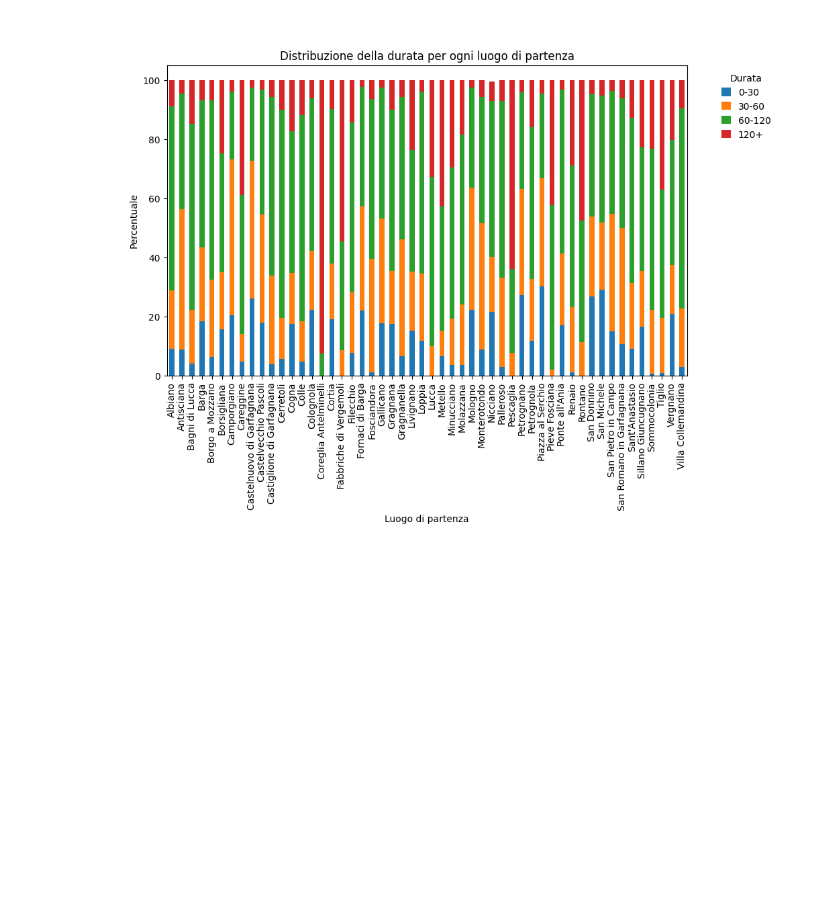
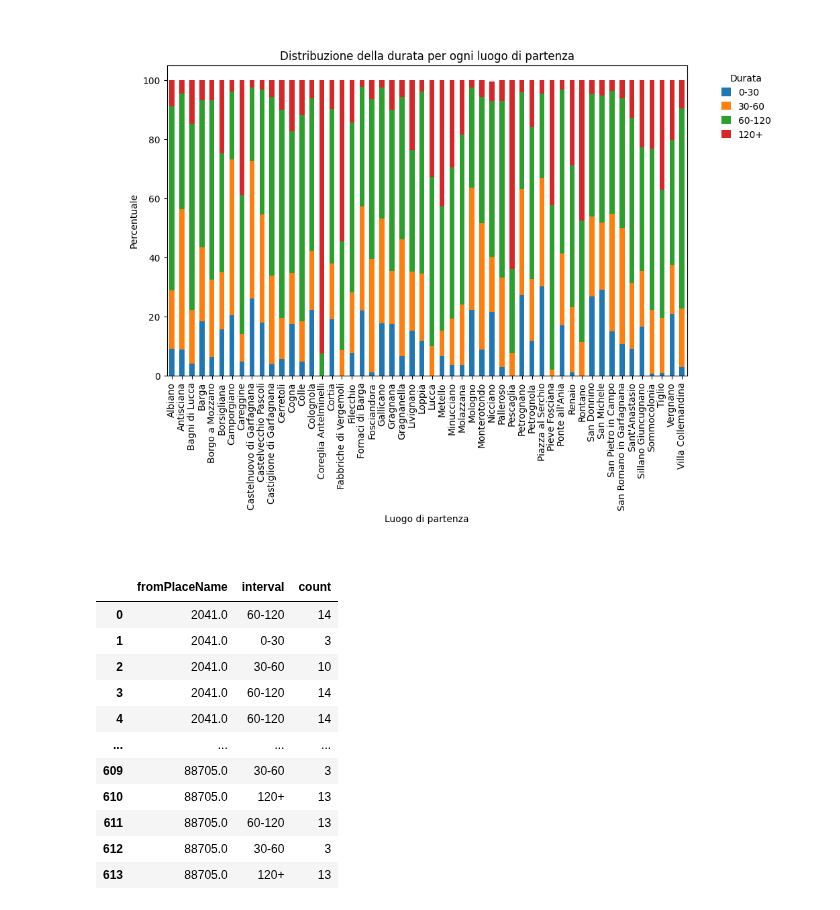
Before and after one commit to bianchi-john/OTPBorghi, a Jupyter notebook: plotter.ipynb, the cells around one changed output. Saved outputs shown, nothing was run; the diff lists cells and outputs as text; code cells hidden in the pictures; blank space fills up the shorter version.

Commit message:
Added timesPerPlaceCoordinates

```diff
--- a/genericPlotterOld/plotter.ipynb
+++ b/plotter.ipynb
@@ -386,3 +384,83 @@ def histogramTimesPerPlacePercentuage(df, date=None, time=None):
 histogramTimesPerPlacePercentuage(comuniFrazioni, "10-04-2023")
 # %% [output]
 [figure]
+# %%
+
+def timesPerPlaceCoordinates(df, date=None, time=None):
+    if date is not None:
+        df = df[df['date'] == date]
+    if time is not None:
+        df = df[df['time'] == time]
+    df = df[df['available'] == True]
+    if len(df) == 0:
+        return 'Non ci sono viaggi disponibili'
+
+    df.drop(columns=['walkDistance', 'available', 'date', 'time', 'fromPalceCord', 'toPlaceCord',
+                     'walkLimitExceeded', 'generalizedCost', 'elevationLost', 'elevationGained',
+                     'transfers', 'url_to_watch', 'startTime', 'endTime', 'walkTime'], inplace=True)
+
+    df['duration'] = (df['duration'].astype(int) / 60).astype(int)
+
+    # Creazione di intervalli di tempo
+    intervals = [0, 30, 60, 120, float('inf')]
+    labels = ['0-30', '30-60', '60-120', '120+']
+
+    # Aggiunta di una nuova colonna con le etichette degli intervalli
+    df['interval'] = pd.cut(df['duration'], bins=intervals, labels=labels, right=False)
+    df1 = df
+    df2 = pd.read_csv('apacheSupersetDocker/dataset da importare/demografia2021.csv')
+    merged_df = pd.merge(df1, df2, left_on='fromPlaceName', right_on='Comune', how='left')
+    merged_df = pd.merge(merged_df, df2, left_on='toPlaceName', right_on='Comune', how='left', suffixes=('_from', '_to'))
+
+    # Sostituzione dei valori
+    merged_df['fromPlaceName'] = merged_df['2021_from']
+    merged_df['toPlaceName'] = merged_df['2021_to']
+
+    # Eliminazione delle colonne aggiuntive
+    df = merged_df.drop(['Comune_from', '2021_from', 'Comune_to', '2021_to'], axis=1)
+    # Raggruppare per "fromPlaceName" e "toPlaceName" e contare le occorrenze
+    # Rimuovi le righe duplicate basandoti su 'fromPlaceName', 'toPlaceName' e 'interval'
+    df = df.drop_duplicates(subset=['fromPlaceName', 'toPlaceName', 'interval'])
+    df = df.drop(columns=['duration', 'toPlaceName'])
+    # Raggruppa e conta le occorrenze
+    counts = df.groupby(['fromPlaceName', 'interval']).size().reset_index(name='count')
+    # Unisci i conteggi nel DataFrame originale
+    df = pd.merge(df, counts, on=['fromPlaceName', 'interval'], how='left')
+    # Rimuovi le righe con valori mancanti nella colonna 'count'
+    df = df.dropna(subset=['count'])
+
+    df['count'] = df['count'].astype(int)
+
+    df.to_csv('apacheSupersetDocker/dataset da importare/timesPerPlaceCoordinates.csv')
+    return df
+
+    # Creazione di un DataFrame aggregato
+    agg_df = df.groupby(['fromPlaceName', 'interval']).size().unstack(fill_value=0).reset_index()
+    # return (agg_df.to_csv('IstogrammaTempiPerComuniEFrazioni.csv'))
+    # Creazione dell'istogramma orizzontale con specifica risoluzione utilizzando Seaborn
+    plt.figure(figsize=(15, 25))  # Set width and height in inches
+    sns.barplot(data=agg_df.melt(id_vars='fromPlaceName'), x='value', y='fromPlaceName', hue='interval', orient='h')
+    plt.xlabel('Numero di luoghi')
+    plt.ylabel('')
+    plt.title('Numero di Luoghi raggiungibili entro diversi intervalli di tempo (min)')
+    plt.legend(title='Intervallo di tempo', bbox_to_anchor=(1.05, 1), loc='upper left')
+    plt.show()
+
+# Chiamata alla funzione
+# histogramTimesPerPlace(df, date='2023-01-01', time='12:00:00')
+
+
+timesPerPlaceCoordinates(comuni, "10-04-2023")
+# %% [output]
+|  | fromPlaceName | interval | count |
+| 0 | 2041.0 | 60-120 | 14 |
+| 1 | 2041.0 | 0-30 | 3 |
+| 2 | 2041.0 | 30-60 | 10 |
+| 3 | 2041.0 | 60-120 | 14 |
+| 4 | 2041.0 | 60-120 | 14 |
+| ... | ... | ... | ... |
+| 609 | 88705.0 | 30-60 | 3 |
+| 610 | 88705.0 | 120+ | 13 |
+| 611 | 88705.0 | 60-120 | 13 |
+| 612 | 88705.0 | 30-60 | 3 |
+| 613 | 88705.0 | 120+ | 13 |
```
Also changed, not shown: parts of 2 cells of this notebook, 4 other files.
